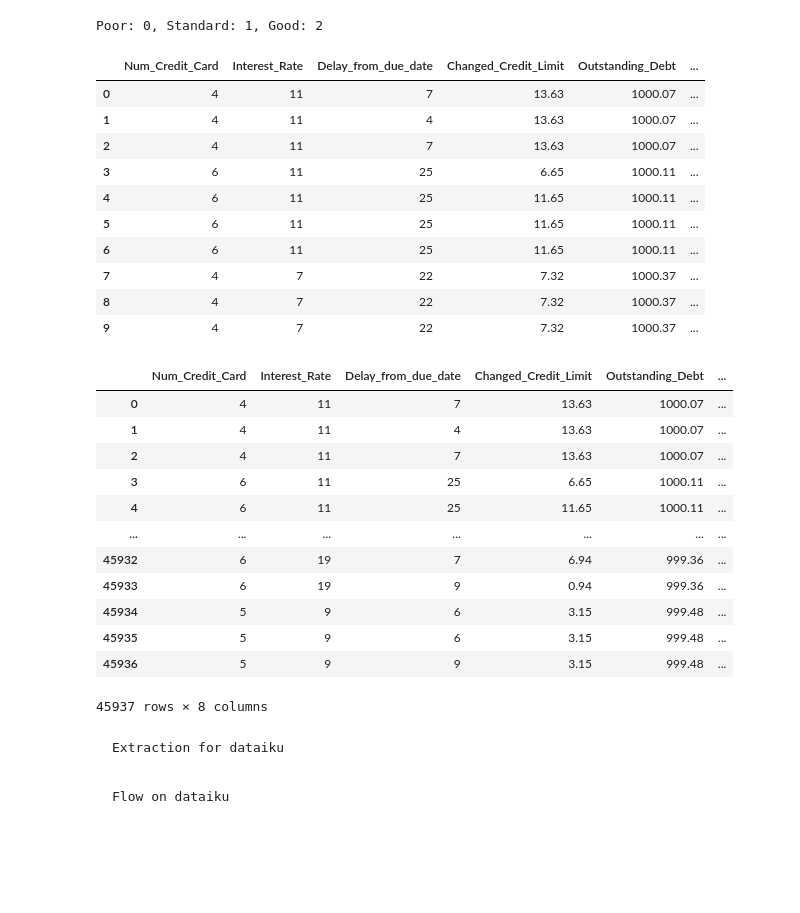
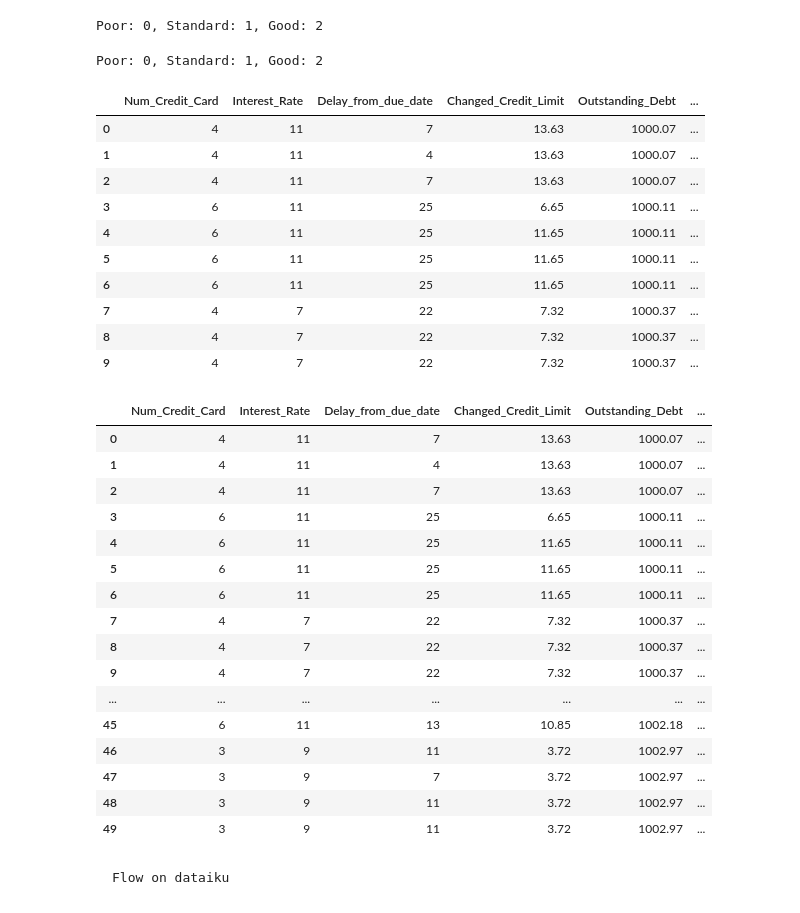
Before and after one commit to MichAdeola/Credit_Score_Classification, a Jupyter notebook: CreditScoring.ipynb, the cells around one changed output. Drawn from its saved outputs; the diff is of its cells as text; code cells hidden in the pictures; blank space fills up the shorter version.

```diff
--- a/CreditScoring.ipynb
+++ b/CreditScoring.ipynb
@@ -1587,8 +1587,10 @@ print(f'Poor: 0, Standard: 1, Good: 2')
 Poor: 0, Standard: 1, Good: 2
 # %%
 df5 ['Credit_Score'] = predictions
+print(f'Poor: 0, Standard: 1, Good: 2')
 df5.head(10)
 # %% [output]
+Poor: 0, Standard: 1, Good: 2
 |  | Num_Credit_Card | Interest_Rate | Delay_from_due_date | Changed_Credit_Limit | Outstanding_Debt | ... |
 | 0 | 4 | 11 | 7 | 13.63 | 1000.07 | ... |
 | 1 | 4 | 11 | 4 | 13.63 | 1000.07 | ... |
@@ -1600,23 +1602,3 @@ df5.head(10)
 | 7 | 4 | 7 | 22 | 7.32 | 1000.37 | ... |
 | 8 | 4 | 7 | 22 | 7.32 | 1000.37 | ... |
 | 9 | 4 | 7 | 22 | 7.32 | 1000.37 | ... |
-# %%
-
-df5 ['Credit_Score'] = df5['Credit_Score'].replace({'0': 'Poor', '1': 'Standard', '2': 'Good'})
-df5
-# %% [output]
-|  | Num_Credit_Card | Interest_Rate | Delay_from_due_date | Changed_Credit_Limit | Outstanding_Debt | ... |
-| 0 | 4 | 11 | 7 | 13.63 | 1000.07 | ... |
-| 1 | 4 | 11 | 4 | 13.63 | 1000.07 | ... |
-| 2 | 4 | 11 | 7 | 13.63 | 1000.07 | ... |
-| 3 | 6 | 11 | 25 | 6.65 | 1000.11 | ... |
-| 4 | 6 | 11 | 25 | 11.65 | 1000.11 | ... |
-| ... | ... | ... | ... | ... | ... | ... |
-| 45932 | 6 | 19 | 7 | 6.94 | 999.36 | ... |
-| 45933 | 6 | 19 | 9 | 0.94 | 999.36 | ... |
-| 45934 | 5 | 9 | 6 | 3.15 | 999.48 | ... |
-| 45935 | 5 | 9 | 6 | 3.15 | 999.48 | ... |
-| 45936 | 5 | 9 | 9 | 3.15 | 999.48 | ... |
-45937 rows × 8 columns
-# %% [markdown]
-    Extraction for dataiku
@@ -1625,3 +1605,24 @@ df5.to_csv('output\dfdataikueval.csv', index=False)
+# %%
+df5['Credit_Score_label'] = df5['Credit_Score'].map(lambda x: 'Poor' if x == 0 else ('Standard' if x == 1 else 'Good'))
+df5.head(50)
+# %% [output]
+|  | Num_Credit_Card | Interest_Rate | Delay_from_due_date | Changed_Credit_Limit | Outstanding_Debt | ... |
+| 0 | 4 | 11 | 7 | 13.63 | 1000.07 | ... |
+| 1 | 4 | 11 | 4 | 13.63 | 1000.07 | ... |
+| 2 | 4 | 11 | 7 | 13.63 | 1000.07 | ... |
+| 3 | 6 | 11 | 25 | 6.65 | 1000.11 | ... |
+| 4 | 6 | 11 | 25 | 11.65 | 1000.11 | ... |
+| 5 | 6 | 11 | 25 | 11.65 | 1000.11 | ... |
+| 6 | 6 | 11 | 25 | 11.65 | 1000.11 | ... |
+| 7 | 4 | 7 | 22 | 7.32 | 1000.37 | ... |
+| 8 | 4 | 7 | 22 | 7.32 | 1000.37 | ... |
+| 9 | 4 | 7 | 22 | 7.32 | 1000.37 | ... |
+| ... | ... | ... | ... | ... | ... | ... |
+| 45 | 6 | 11 | 13 | 10.85 | 1002.18 | ... |
+| 46 | 3 | 9 | 11 | 3.72 | 1002.97 | ... |
+| 47 | 3 | 9 | 7 | 3.72 | 1002.97 | ... |
+| 48 | 3 | 9 | 11 | 3.72 | 1002.97 | ... |
+| 49 | 3 | 9 | 11 | 3.72 | 1002.97 | ... |
 # %% [markdown]
     Flow on dataiku
 # %% [markdown]
```
Also changed, not shown: parts of 1 cell of this notebook.
